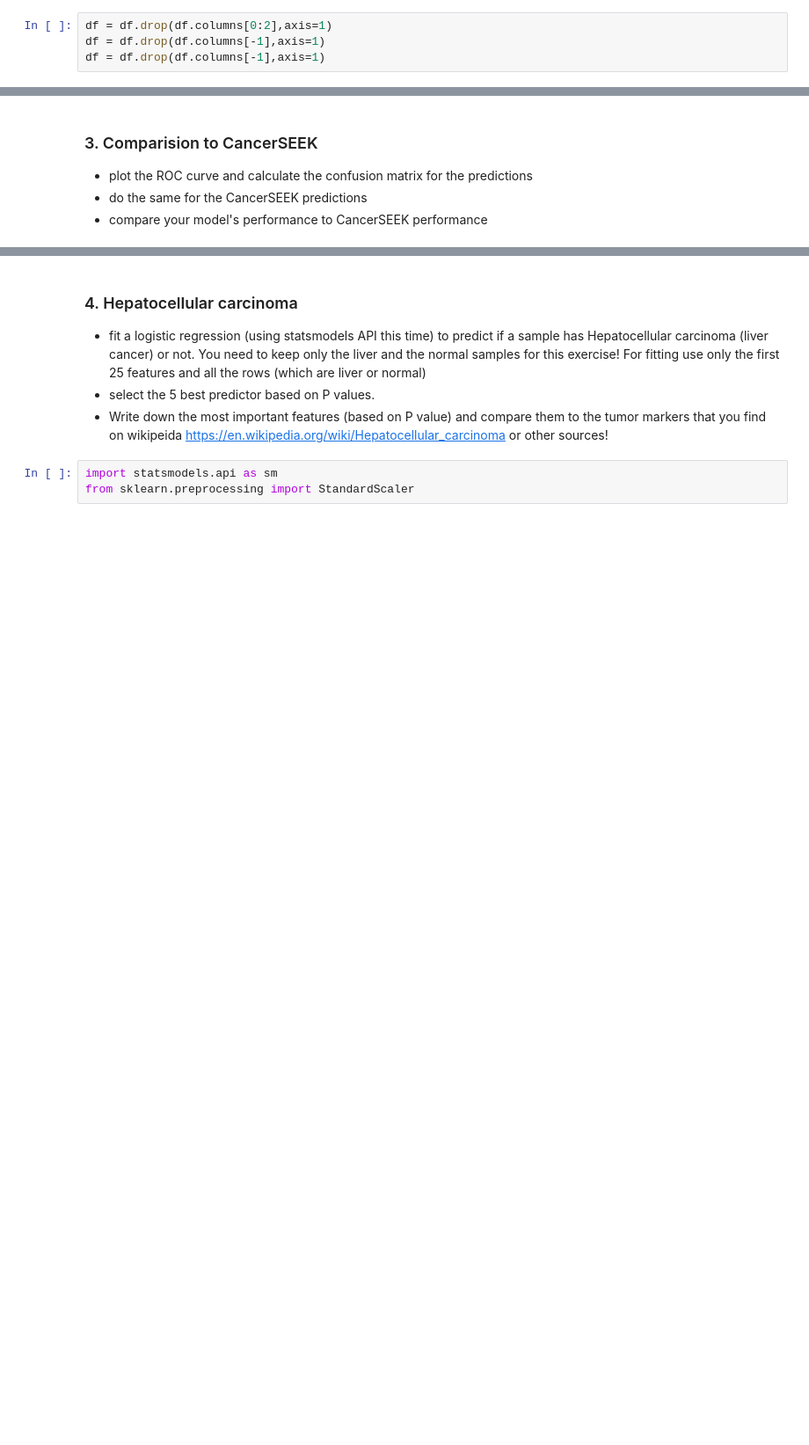
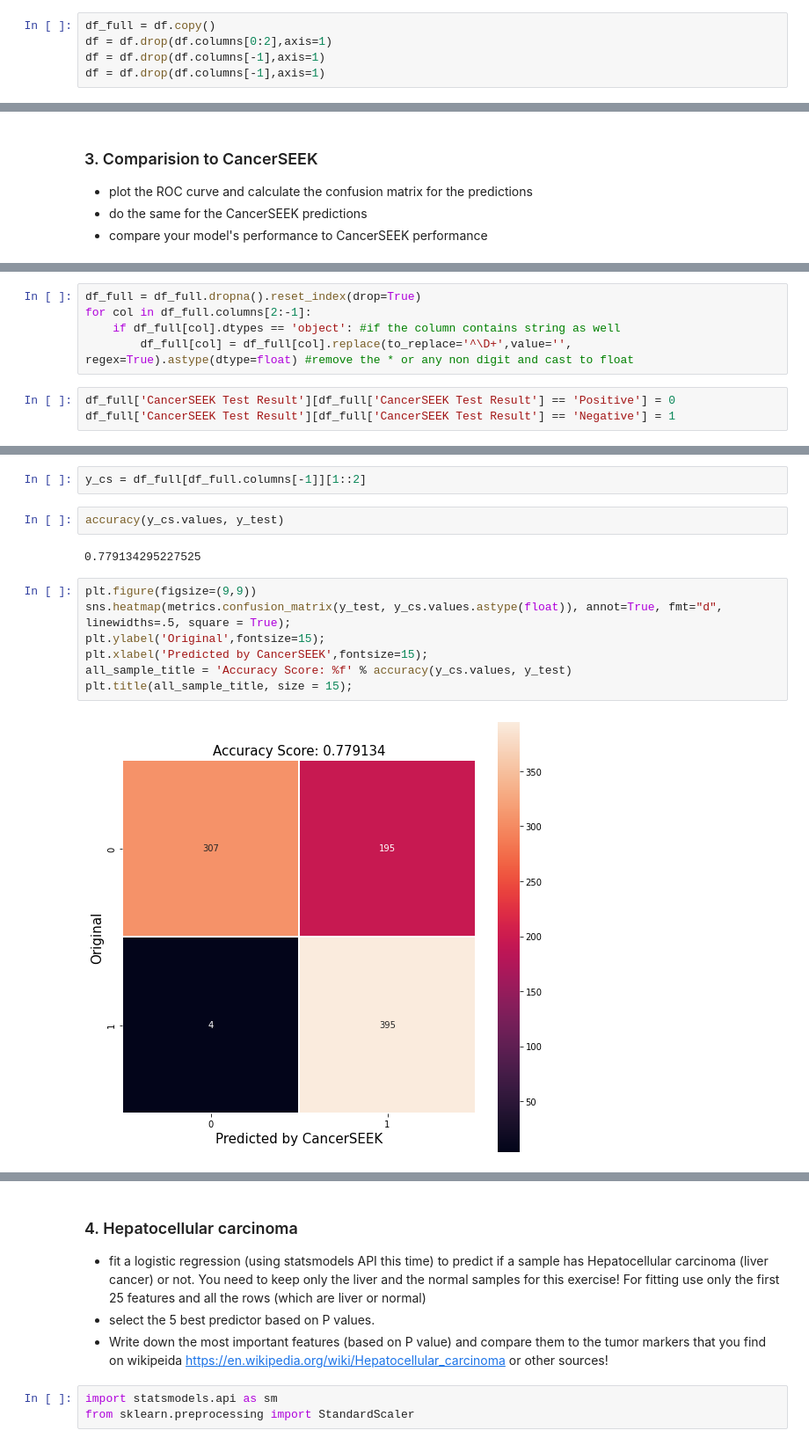
Before and after one commit to barnabasp/ML_Course, a Jupyter notebook: 5/hw5_raw.ipynb, the cells around one changed output, grey strips where cells are left out. Shown at 88% size. Cells and saved outputs as stored; diff of their text form; blank space fills up the shorter version.

```diff
--- a/5/hw5_raw.ipynb
+++ b/5/hw5_raw.ipynb
@@ -92,6 +92,7 @@ df['AJCC Stage'] = orig_df['AJCC Stage'].replace(to_replace=np.NaN, value=0)
 df = value_integerizer(df,'Tumor type')
 df = value_integerizer(df,'AJCC Stage')
 # %%
+df_full = df.copy()
 df = df.drop(df.columns[0:2],axis=1)
 df = df.drop(df.columns[-1],axis=1)
 df = df.drop(df.columns[-1],axis=1)
@@ -273,0 +232,8 @@ plt.plot((TP / (TP +FN)),(TN / (TN+FP)),'.')
+# %%
+df_full = df_full.dropna().reset_index(drop=True)
+for col in df_full.columns[2:-1]:
+    if df_full[col].dtypes == 'object': #if the column contains string as well
+        df_full[col] = df_full[col].replace(to_replace='^\D+',value='', regex=True).astype(dtype=float) #remove the * or any non digit and cast to float
+# %%
+df_full['CancerSEEK Test Result'][df_full['CancerSEEK Test Result'] == 'Positive'] = 0
+df_full['CancerSEEK Test Result'][df_full['CancerSEEK Test Result'] == 'Negative'] = 1
@@ -273,0 +248,15 @@ plt.plot((TP / (TP +FN)),(TN / (TN+FP)),'.')
+# %%
+y_cs = df_full[df_full.columns[-1]][1::2]
+# %%
+accuracy(y_cs.values, y_test)
+# %% [output]
+0.779134295227525
+# %%
+plt.figure(figsize=(9,9))
+sns.heatmap(metrics.confusion_matrix(y_test, y_cs.values.astype(float)), annot=True, fmt="d", linewidths=.5, square = True);
+plt.ylabel('Original',fontsize=15);
+plt.xlabel('Predicted by CancerSEEK',fontsize=15);
+all_sample_title = 'Accuracy Score: %f' % accuracy(y_cs.values, y_test)
+plt.title(all_sample_title, size = 15);
+# %% [output]
+[figure, added]
```
Also changed, not shown: parts of 21 cells of this notebook.
